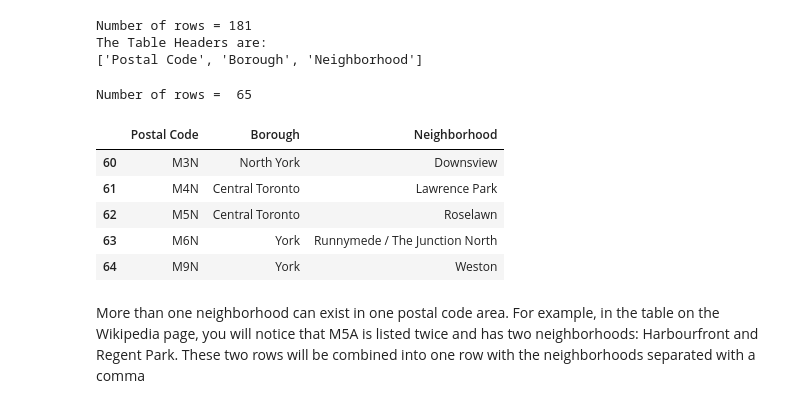
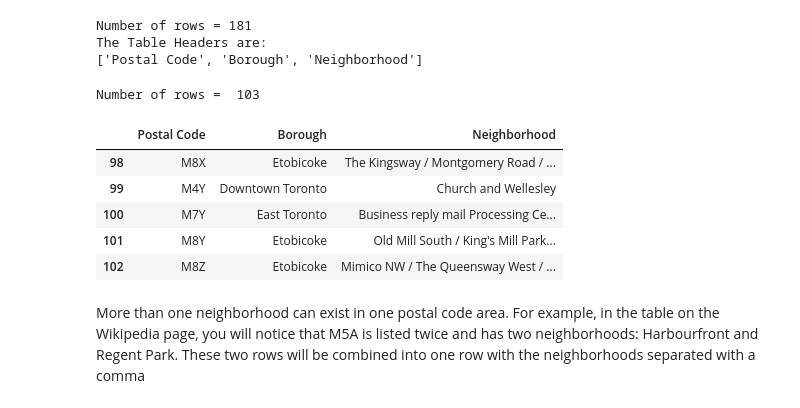
Before and after one commit to coursera-coder/Coursera_Capstone, a Jupyter notebook: Q3_Segmenting_Clustering.ipynb, the cells around one changed output. Drawn from its saved outputs; the diff is of its cells as text; code cells hidden in the pictures.

```diff
--- a/Q3_Segmenting_Clustering.ipynb
+++ b/Q3_Segmenting_Clustering.ipynb
@@ -58,30 +44,30 @@ The Table Headers are:
 # %%
 df_q1 = pd.DataFrame(columns=headings)
 contents = []
 
-for row in gdp_table_data[1:100]:
+for row in gdp_table_data[1:]:
     myrow = []
     for td in row.find_all("td"):
         # remove any newlines and extra spaces from left and right
         myrow.append(td.string.replace('\n', ' ').strip())
     #If a cell has a borough but a Not assigned neighborhood, then the neighborhood will be the same as the borough.
     if myrow[2] == "":
         myrow[2] = myrow[1]
     df_q1.loc[len(df_q1)] = myrow
 
 df_q1["Borough"].replace("Not assigned", np.nan, inplace=True)
 df_q1.dropna(subset=["Borough"], inplace=True)
 df_q1.reset_index(drop=True, inplace=True)
 print("Number of rows = ", str(len(df_q1)))
 df_q1.tail()
 # %% [output]
-Number of rows =  65
+Number of rows =  103
 |  | Postal Code | Borough | Neighborhood |
-| 60 | M3N | North York | Downsview |
-| 61 | M4N | Central Toronto | Lawrence Park |
-| 62 | M5N | Central Toronto | Roselawn |
-| 63 | M6N | York | Runnymede / The Junction North |
-| 64 | M9N | York | Weston |
+| 98 | M8X | Etobicoke | The Kingsway / Montgomery Road / ... |
+| 99 | M4Y | Downtown Toronto | Church and Wellesley |
+| 100 | M7Y | East Toronto | Business reply mail Processing Ce... |
+| 101 | M8Y | Etobicoke | Old Mill South / King's Mill Park... |
+| 102 | M8Z | Etobicoke | Mimico NW / The Queensway West / ... |
 # %% [markdown]
 More than one neighborhood can exist in one postal code area. For example, in the table on the Wikipedia page, you will notice that M5A is listed twice and has two neighborhoods: Harbourfront and Regent Park. These two rows will be combined into one row with the neighborhoods separated with a comma
 # %%
```
Also changed, not shown: parts of 12 cells of this notebook.
